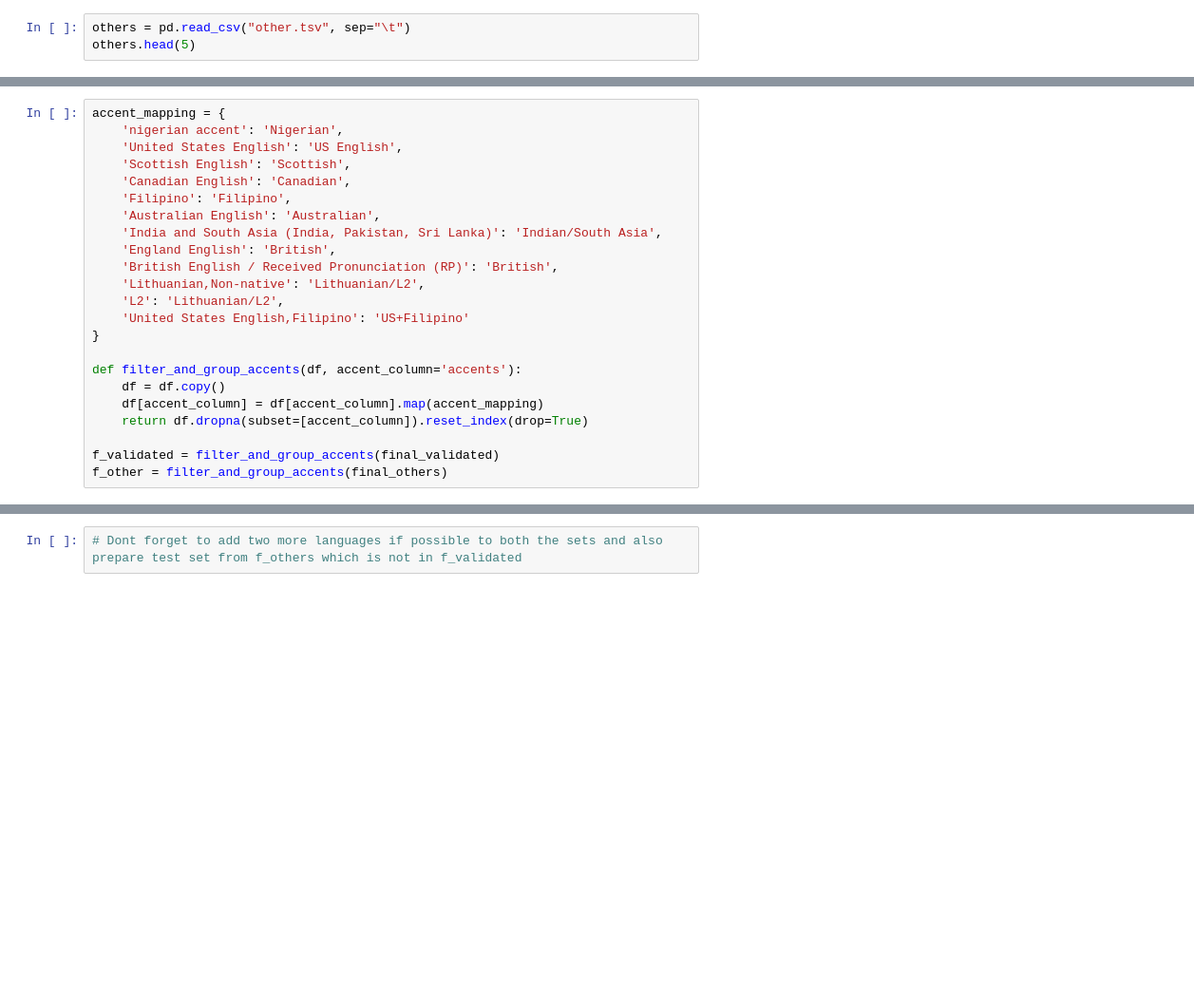
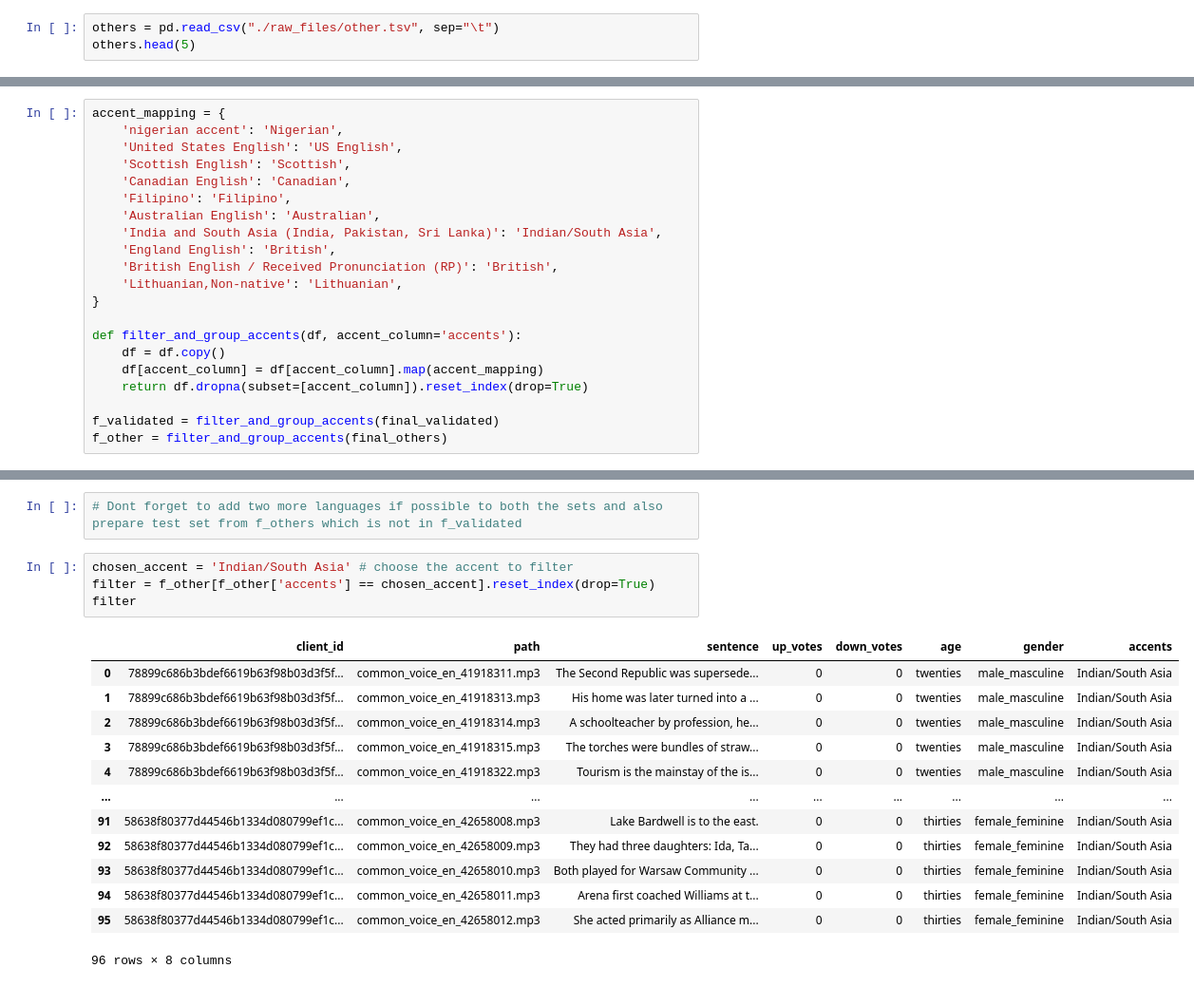
Before and after one commit to achal3014/Speech-Recognition-and-Dialect-Adaptation, a Jupyter notebook: 1_data_modification.ipynb, the cells around one changed output, grey strips where cells are left out. Shown: that part at 95% size. Cells and saved outputs as stored; diff of their text form; blank space fills up the shorter version.

```diff
--- a/1_data_modification.ipynb
+++ b/1_data_modification.ipynb
@@ -94,7 +94,7 @@ Data columns (total 13 columns):
 dtypes: float64(3), int64(2), object(8)
 memory usage: 4.1+ KB
 # %%
-others = pd.read_csv("other.tsv", sep="\t")
+others = pd.read_csv("./raw_files/other.tsv", sep="\t")
 others.head(5)
 # %% [output]
 |  | client_id | path | sentence_id | sentence | sentence_domain | up_votes | down_votes | age | gender | ... |
@@ -580,9 +555,7 @@ accent_mapping = {
     'India and South Asia (India, Pakistan, Sri Lanka)': 'Indian/South Asia',
     'England English': 'British',
     'British English / Received Pronunciation (RP)': 'British',
-    'Lithuanian,Non-native': 'Lithuanian/L2',
-    'L2': 'Lithuanian/L2',
-    'United States English,Filipino': 'US+Filipino'
+    'Lithuanian,Non-native': 'Lithuanian',
 }
 
 def filter_and_group_accents(df, accent_column='accents'):
@@ -652,3 +623,21 @@ print(f_other.shape[0])
 Now selecting and adding few samples from f_other to f_validated such that training set has more examples
 # %%
 # Dont forget to add two more languages if possible to both the sets and also prepare test set from f_others which is not in f_validated
+# %%
+chosen_accent = 'Indian/South Asia' # choose the accent to filter
+filter = f_other[f_other['accents'] == chosen_accent].reset_index(drop=True)
+filter
+# %% [output]
+|  | client_id | path | sentence | up_votes | down_votes | age | gender | accents |
+| 0 | 78899c686b3bdef6619b63f98b03d3f5f... | common_voice_en_41918311.mp3 | The Second Republic was supersede... | 0 | 0 | twenties | male_masculine | Indian/South Asia |
+| 1 | 78899c686b3bdef6619b63f98b03d3f5f... | common_voice_en_41918313.mp3 | His home was later turned into a ... | 0 | 0 | twenties | male_masculine | Indian/South Asia |
+| 2 | 78899c686b3bdef6619b63f98b03d3f5f... | common_voice_en_41918314.mp3 | A schoolteacher by profession, he... | 0 | 0 | twenties | male_masculine | Indian/South Asia |
+| 3 | 78899c686b3bdef6619b63f98b03d3f5f... | common_voice_en_41918315.mp3 | The torches were bundles of straw... | 0 | 0 | twenties | male_masculine | Indian/South Asia |
+| 4 | 78899c686b3bdef6619b63f98b03d3f5f... | common_voice_en_41918322.mp3 | Tourism is the mainstay of the is... | 0 | 0 | twenties | male_masculine | Indian/South Asia |
+| ... | ... | ... | ... | ... | ... | ... | ... | ... |
+| 91 | 58638f80377d44546b1334d080799ef1c... | common_voice_en_42658008.mp3 | Lake Bardwell is to the east. | 0 | 0 | thirties | female_feminine | Indian/South Asia |
+| 92 | 58638f80377d44546b1334d080799ef1c... | common_voice_en_42658009.mp3 | They had three daughters: Ida, Ta... | 0 | 0 | thirties | female_feminine | Indian/South Asia |
+| 93 | 58638f80377d44546b1334d080799ef1c... | common_voice_en_42658010.mp3 | Both played for Warsaw Community ... | 0 | 0 | thirties | female_feminine | Indian/South Asia |
+| 94 | 58638f80377d44546b1334d080799ef1c... | common_voice_en_42658011.mp3 | Arena first coached Williams at t... | 0 | 0 | thirties | female_feminine | Indian/South Asia |
+| 95 | 58638f80377d44546b1334d080799ef1c... | common_voice_en_42658012.mp3 | She acted primarily as Alliance m... | 0 | 0 | thirties | female_feminine | Indian/South Asia |
+96 rows × 8 columns
```
Also changed, not shown: parts of 21 cells of this notebook, 11 other files.
